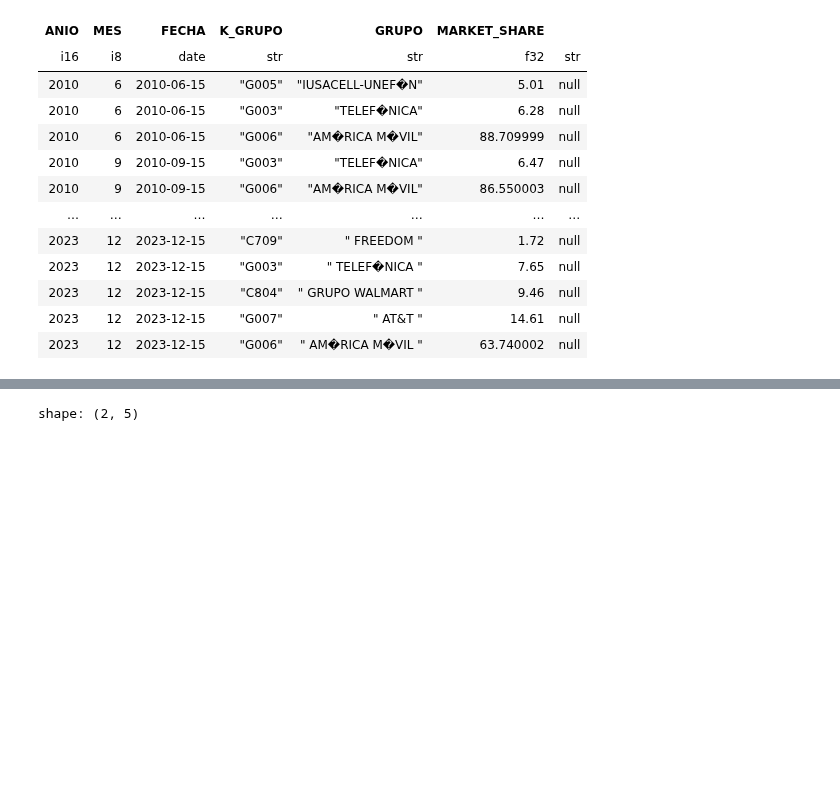
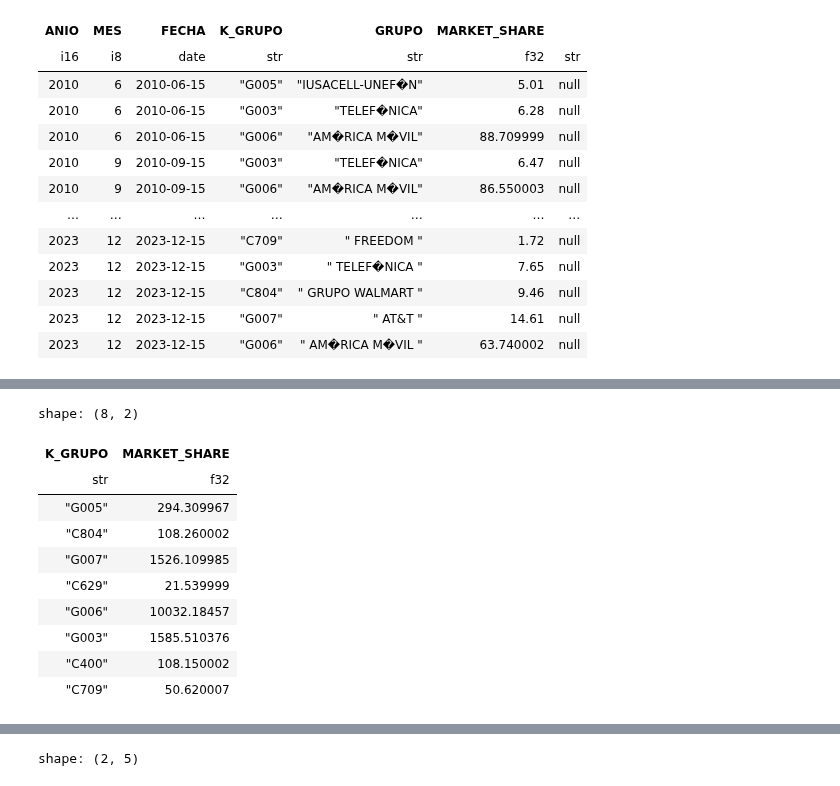
Before and after one commit to Gjloz009/data-engineering-and-mlops-project, a Jupyter notebook: jupyter_files/EDA.ipynb, the cells around one changed output, grey strips where cells are left out. Cells and saved outputs as stored; diff of their text form; code cells hidden in the pictures; blank space fills up the shorter version.

```diff
--- a/jupyter_files/Untitled.ipynb
+++ b/jupyter_files/EDA.ipynb
@@ -173,0 +195,16 @@ import hvplot.polars
+# %%
+#vamos a tomar cuanto market share tiene independiente de los años
+tot_market_share = market_share.filter(pl.col('MARKET_SHARE')>=1.0).group_by('K_GRUPO').agg(pl.col('MARKET_SHARE').sum())
+tot_market_share
+# %% [output]
+shape: (8, 2)
+| K_GRUPO | MARKET_SHARE |
+| str | f32 |
+| "G005" | 294.309967 |
+| "C804" | 108.260002 |
+| "G007" | 1526.109985 |
+| "C629" | 21.539999 |
+| "G006" | 10032.18457 |
+| "G003" | 1585.510376 |
+| "C400" | 108.150002 |
+| "C709" | 50.620007 |
```
Also changed, not shown: parts of 7 cells of this notebook.
